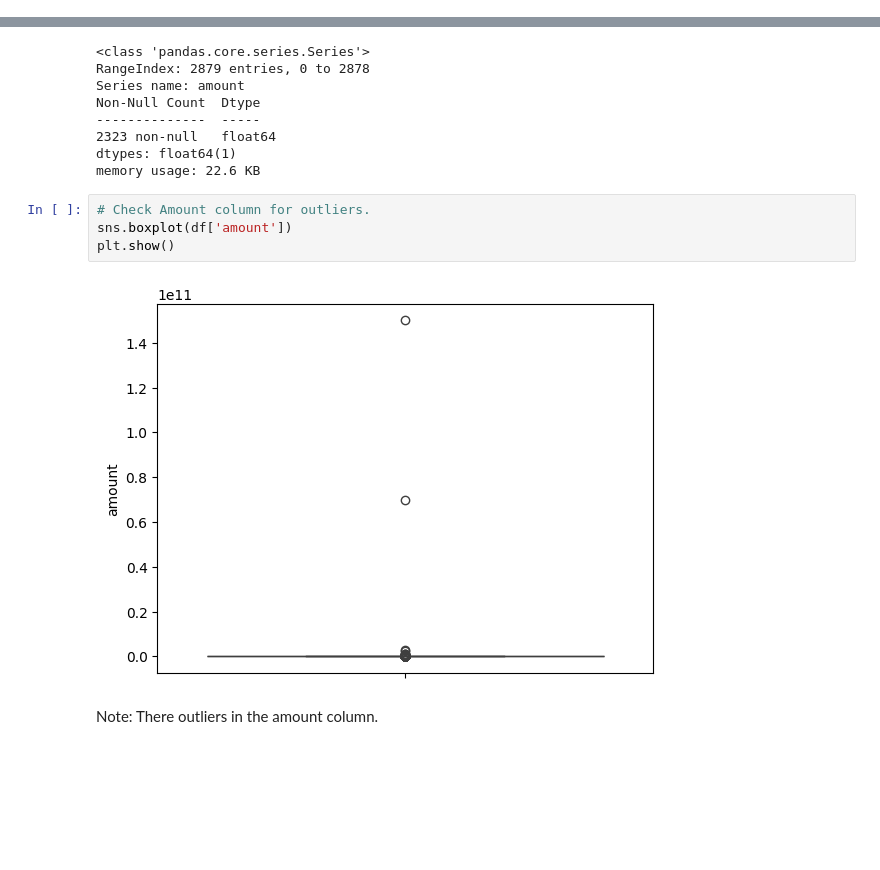
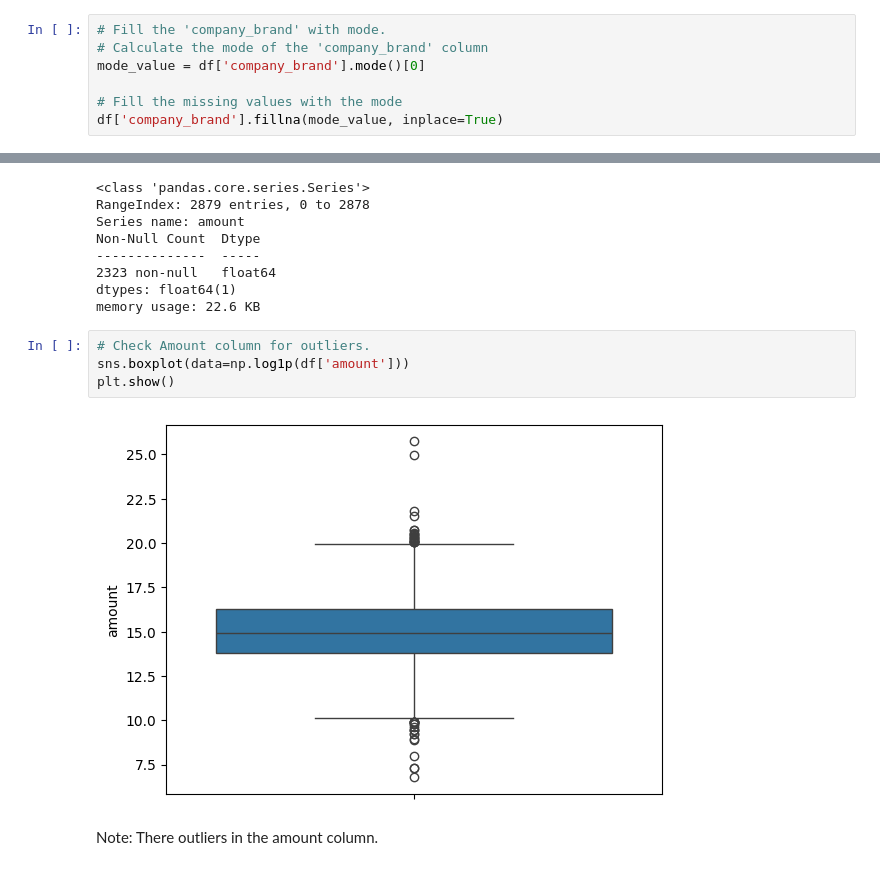
Before and after one commit to Omooyeni/Indian-start-up-ecosystem-Analysis, a Jupyter notebook: Notebook/main.ipynb, the cells around one changed output, grey strips where cells are left out. Cells and saved outputs as stored; diff of their text form; blank space fills up the shorter version.

Commit message:
Data exploratory completed

```diff
--- a/Notebook/main.ipynb
+++ b/Notebook/main.ipynb
@@ -1030,6 +1030,13 @@ array(['Unbox Robotics builds on-demand AI-driven warehouse robotics solutions,
        'Mombay is a unique opportunity for housewives to start household food business and avail everyone with their homemade healthy dishes.',
        'Droni Tech manufacture UAVs and develop software to service a range of industry requirements.',
        "Welcome to India's most convenient pharmacy!"], dtype=object)
+# %%
+# Fill the 'company_brand' with mode.
+# Calculate the mode of the 'company_brand' column
+mode_value = df['company_brand'].mode()[0]
+
+# Fill the missing values with the mode
+df['company_brand'].fillna(mode_value, inplace=True)
 # %%
 df['about_company'].isnull().sum()
 # %% [output]
@@ -1195,10 +1202,10 @@ dtypes: float64(1)
 memory usage: 22.6 KB
 # %%
 # Check Amount column for outliers.
-sns.boxplot(df['amount'])
+sns.boxplot(data=np.log1p(df['amount']))
 plt.show()
 # %% [output]
-[figure, old version]
+[figure, new version]
 # %% [markdown]
 Note: There outliers in the amount column.
 # %%
```
Also changed, not shown: parts of 38 cells of this notebook, 1 other file.
